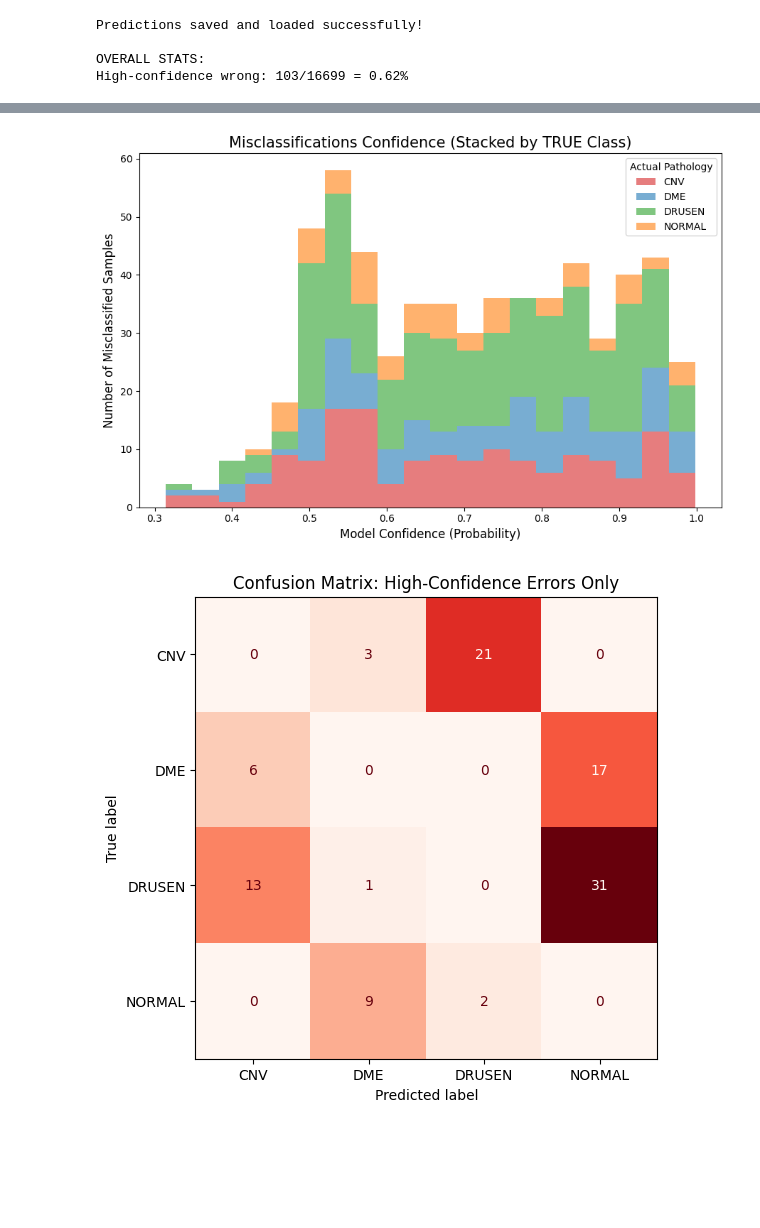
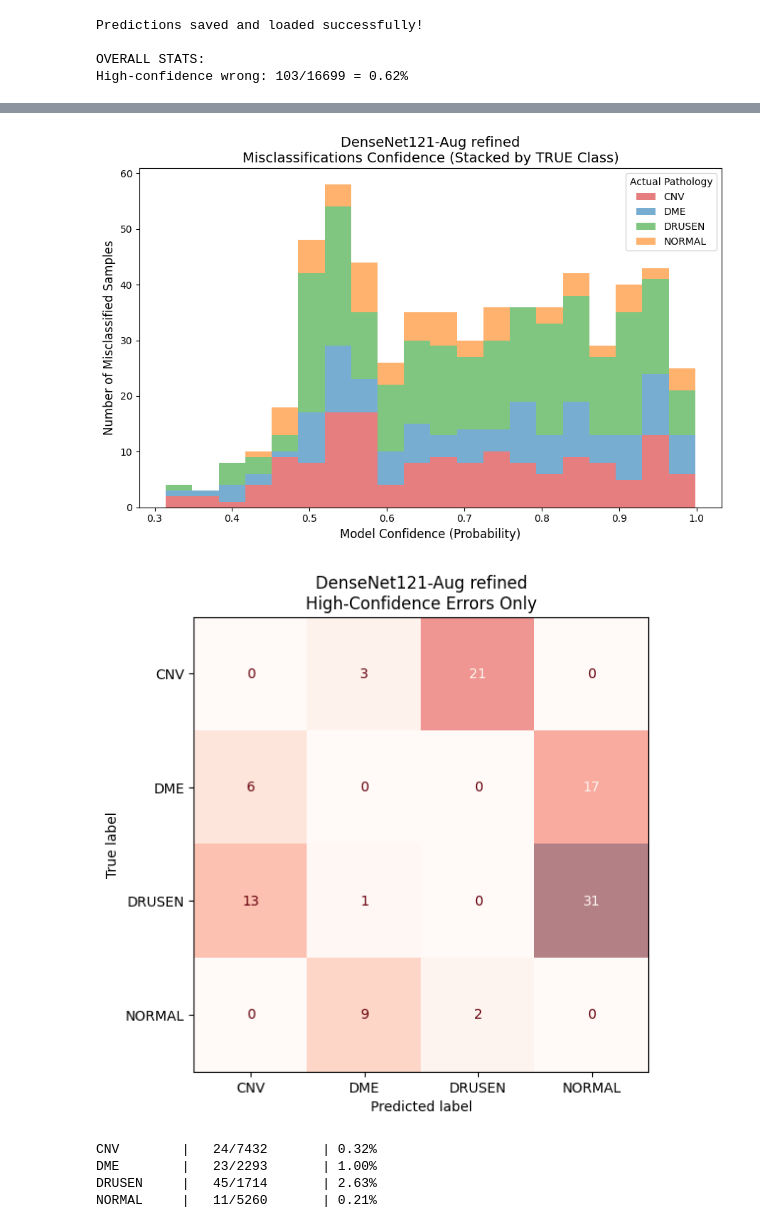
Before and after one commit to ManosGitProject/oct_retinal_classification_hackathon_v1, a Jupyter notebook: 02d_Train_DenseNet121_Augmented.ipynb, the cells around one changed output, grey strips where cells are left out. Saved outputs shown, nothing was run; the diff lists cells and outputs as text; code cells hidden in the pictures; blank space fills up the shorter version.

```diff
--- a/02d_Train_DenseNet121_Augmented.ipynb
+++ b/02d_Train_DenseNet121_Augmented.ipynb
@@ -929,17 +929,15 @@ OVERALL STATS:
 High-confidence wrong: 103/16699 = 0.62%
 # %%
 # Load and force into NumPy arrays for plotting consistency
-data = torch.load("test_predictions_refined_test.pth", weights_only=False)
-gold = np.array(data["gold_labels"])
+data = torch.load(f"{path_final_models}/test_predictions_refined_test.pth", weights_only=False)
+gold_labels = np.array(data["gold_labels"])
 preds = np.array(data["predictions"])
 probs = np.array(data["probabilities"])
 
 class_names = ["CNV", "DME", "DRUSEN", "NORMAL"]
 class_colors = ["#d62728", "#1f77b4", "#2ca02c", "#ff7f0e"] # Red, Blue, Green, Orange
 threshold = 0.9
-path_final_plots = "./plots"
 
-# --- 2. OFFICIAL STATS & REPORT ---
-print("--- FINAL REFINED MODEL EVALUATION ---")
-print(classification_report(gold, preds, target_names=class_names, digits=4))
+# Classification Report
+print(classification_report(gold_labels, preds, target_names=class_names, digits=4))
 # %% [output]
@@ -957,23 +960,13 @@ weighted avg     0.9633    0.9637    0.9633     16699
 # %%
 # Confidence and Error Masks
 pred_conf = probs[np.arange(len(preds)), preds]
-correct = (preds == gold)
+correct = (preds == gold_labels)
 high_conf_wrong_mask = (~correct) & (pred_conf > threshold)
 
 print(f"OVERALL STATS:")
 print(f"High-confidence wrong: {np.sum(high_conf_wrong_mask)}/{len(preds)}")
 
-# --- 3. THE "UTILS" PLOT (CM & ROC) ---
-# Calls your specific function: (gold, preds, probs, names, path, aug, name)
-utils.plot_cm_and_roc_single_stage(
-    gold,
-    preds,
-    probs,
-    class_names,
-    path_final_plots,
-    True,               # augmented
-    "densenet_refined"  # model_name
-)
+utils.plot_cm_and_roc_single_stage(gold_labels, preds, probs, class_names, path_plots, True, 'DenseNet121-Aug Refined')
 # %% [output]
 OVERALL STATS:
 High-confidence wrong: 103/16699
@@ -996,8 +990,8 @@ plt.show()
 # %%
-# B. Stacked Histogram: Confidence grouped by TRUE CLASS
+# Stacked Histogram: Confidence grouped by TRUE CLASS
 # This shows exactly which actual diseases the model is missing confidently
 incorrect_conf_by_true_class = [
-    pred_conf[(gold == i) & (~correct)]
+    pred_conf[(gold_labels == i) & (~correct)]
     for i in range(len(class_names))
 ]
 
@@ -1012,20 +1006,47 @@ plt.hist(
 )
 plt.xlabel("Model Confidence (Probability)", fontsize=12)
 plt.ylabel("Number of Misclassified Samples", fontsize=12)
-plt.title("Misclassifications Confidence (Stacked by TRUE Class)", fontsize=15)
+plt.title("DenseNet121-Aug refined\nMisclassifications Confidence (Stacked by TRUE Class)", fontsize=14)
 plt.legend(title="Actual Pathology")
 plt.tight_layout()
-plt.savefig(f"{path_final_plots}/confidence_stacked_true_class.png", dpi=300)
+plt.savefig(f"{path_plots}/confidence_stacked_true_class_ref.png", dpi=300)
 plt.show()
 # %% [output]
-[figure, old version]
+[figure, new version]
 # %%
 if np.sum(high_conf_wrong_mask) > 0:
-    hc_cm = confusion_matrix(gold[high_conf_wrong_mask], preds[high_conf_wrong_mask], labels=range(4))
+    hc_cm = confusion_matrix(gold_labels[high_conf_wrong_mask], preds[high_conf_wrong_mask], labels=range(4))
+
+    fig, ax = plt.subplots(figsize=(6, 6))
+    fig.patch.set_facecolor('white')
+    ax.set_facecolor('white')
+
     disp = ConfusionMatrixDisplay(confusion_matrix=hc_cm, display_labels=class_names)
-    fig, ax = plt.subplots(figsize=(6, 6))
     disp.plot(cmap="Reds", ax=ax, colorbar=False)
-    ax.set_title(f"Confusion Matrix: High-Confidence Errors Only")
+    disp.im_.set_alpha(0.5)
+    ax.set_title(f"DenseNet121-Aug refined\nHigh-Confidence Errors Only")
+
+    # 3. Save with explicit non-transparency
+    plt.savefig(
+        f"{path_plots}/high_conf_errors_only_cm_ref.png",
+        dpi=300,
+        bbox_inches='tight'
+    )
     plt.show()
 # %% [output]
-[figure, old version]
+[figure, new version]
+# %%
+for i, class_name in enumerate(class_names):
+    total = np.sum(gold_labels == i)
+    hc_errors = misclassified_counts[i]
+
+    if total > 0:
+        percentage = (hc_errors / total) * 100
+        print(f"{class_name:<10} | {int(hc_errors):>4}/{int(total):<10} | {percentage:.2f}%")
+    else:
+        print(f"{class_name:<10} | No samples found.")
+# %% [output]
+CNV        |   24/7432       | 0.32%
+DME        |   23/2293       | 1.00%
+DRUSEN     |   45/1714       | 2.63%
+NORMAL     |   11/5260       | 0.21%
```
Also changed, not shown: parts of 8 cells of this notebook.
